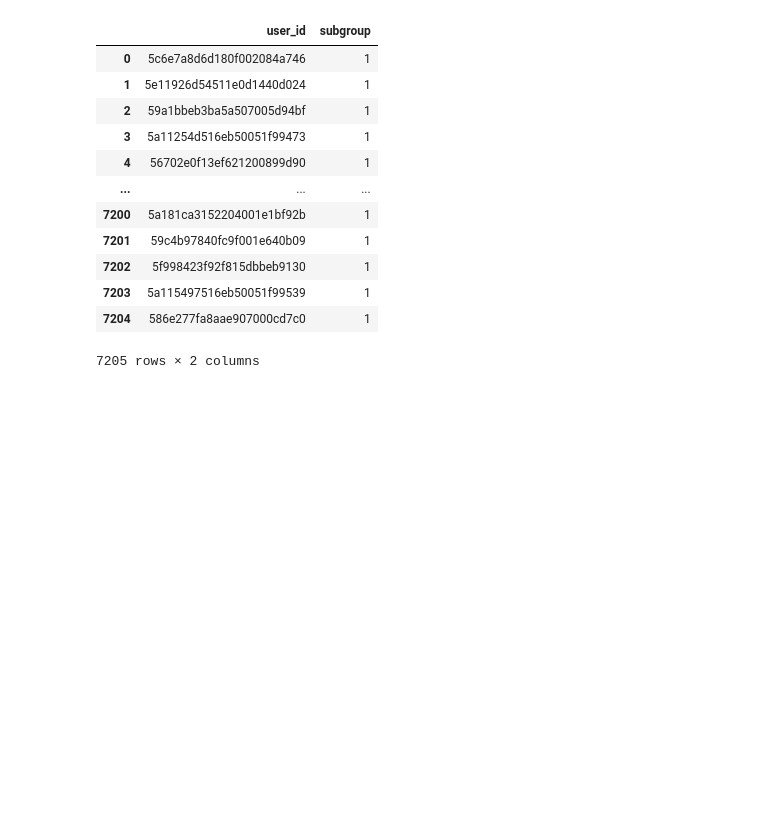
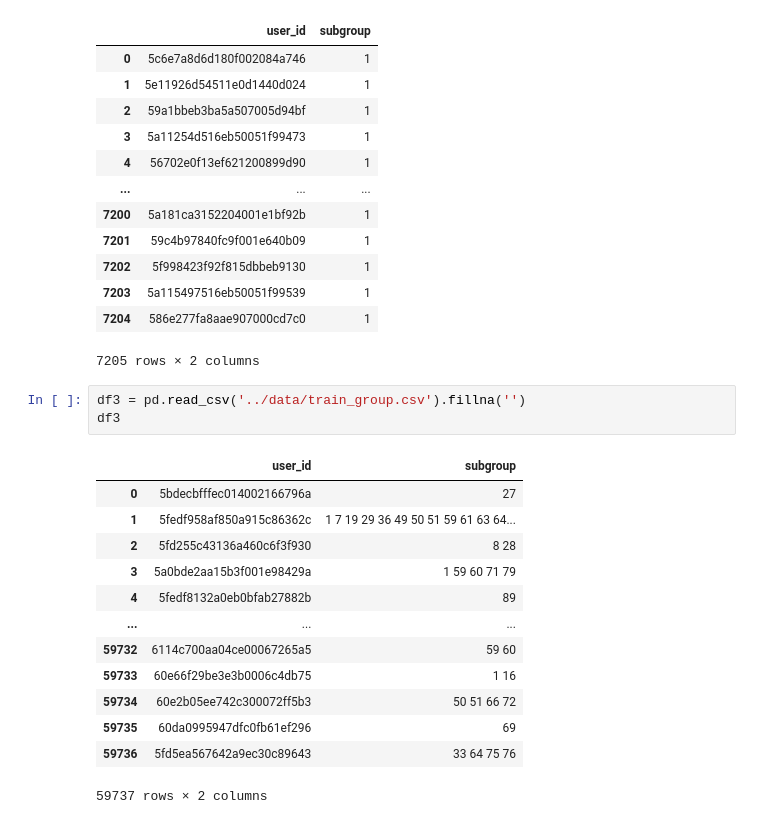
Before and after one commit to ianyang66/ADLFinal, a Jupyter notebook: possible_solution/Untitled.ipynb, the cells around one changed output. Drawn from its saved outputs; the diff is of its cells as text; blank space fills up the shorter version.

```diff
--- a/possible_solution/Untitled.ipynb
+++ b/possible_solution/Untitled.ipynb
@@ -67,5 +67,22 @@ df2
 | 7203 | 5a115497516eb50051f99539 | 1 |
 | 7204 | 586e277fa8aae907000cd7c0 | 1 |
 7205 rows × 2 columns
+# %%
+df3 = pd.read_csv('../data/train_group.csv').fillna('')
+df3
+# %% [output]
+|  | user_id | subgroup |
+| 0 | 5bdecbfffec014002166796a | 27 |
+| 1 | 5fedf958af850a915c86362c | 1 7 19 29 36 49 50 51 59 61 63 64... |
+| 2 | 5fd255c43136a460c6f3f930 | 8 28 |
+| 3 | 5a0bde2aa15b3f001e98429a | 1 59 60 71 79 |
+| 4 | 5fedf8132a0eb0bfab27882b | 89 |
+| ... | ... | ... |
+| 59732 | 6114c700aa04ce00067265a5 | 59 60 |
+| 59733 | 60e66f29be3e3b0006c4db75 | 1 16 |
+| 59734 | 60e2b05ee742c300072ff5b3 | 50 51 66 72 |
+| 59735 | 60da0995947dfc0fb61ef296 | 69 |
+| 59736 | 5fd5ea567642a9ec30c89643 | 33 64 75 76 |
+59737 rows × 2 columns
 # %%
 merged = df2.merge(df, on=['user_id']).drop('subgroup', axis=1)
```
Also changed, not shown: parts of 13 cells of this notebook, 12 other files.
